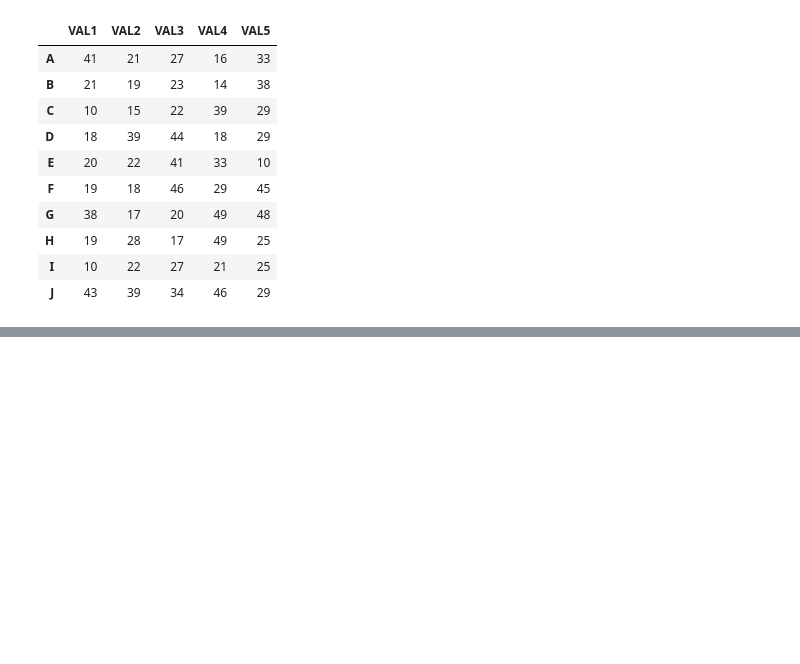
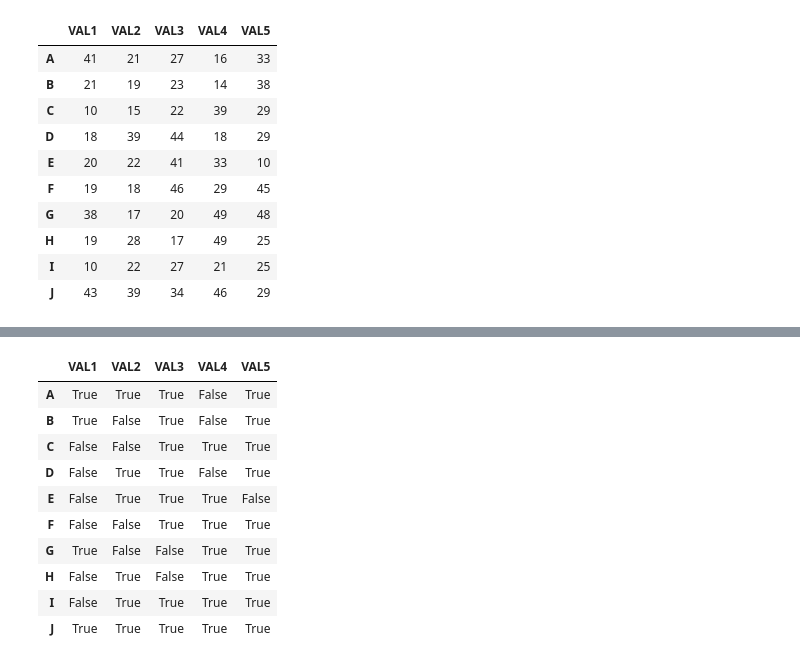
Before and after one commit to chshahid119/data-science-notes, a Jupyter notebook: Complete data science OakAcademy/Shahid Notes/pandas notebook/pandas01.ipynb, the cells around one changed output, grey strips where cells are left out. Saved outputs shown, nothing was run; the diff lists cells and outputs as text; code cells hidden in the pictures; blank space fills up the shorter version.

```diff
--- a/Complete data science OakAcademy/Shahid Notes/pandas notebook/pandas01.ipynb
+++ b/Complete data science OakAcademy/Shahid Notes/pandas notebook/pandas01.ipynb
@@ -761,0 +914,4 @@ Name: C, dtype: int32
+# %%
+
+array=np.random.randint(10,50,(10,5))
+df=pd.DataFrame(data=array,index="A B C D E F G H I J".split(),columns=["VAL1 VAL2 VAL3 VAL4 VAL5".split()])
@@ -761,0 +932,14 @@ Name: C, dtype: int32
+# %%
+df>20
+# %% [output]
+|  | VAL1 | VAL2 | VAL3 | VAL4 | VAL5 |
+| A | True | True | True | False | True |
+| B | True | False | True | False | True |
+| C | False | False | True | True | True |
+| D | False | True | True | False | True |
+| E | False | True | True | True | False |
+| F | False | False | True | True | True |
+| G | True | False | False | True | True |
+| H | False | True | False | True | True |
+| I | False | True | True | True | True |
+| J | True | True | True | True | True |
```
Also changed, not shown: parts of 80 cells of this notebook.
